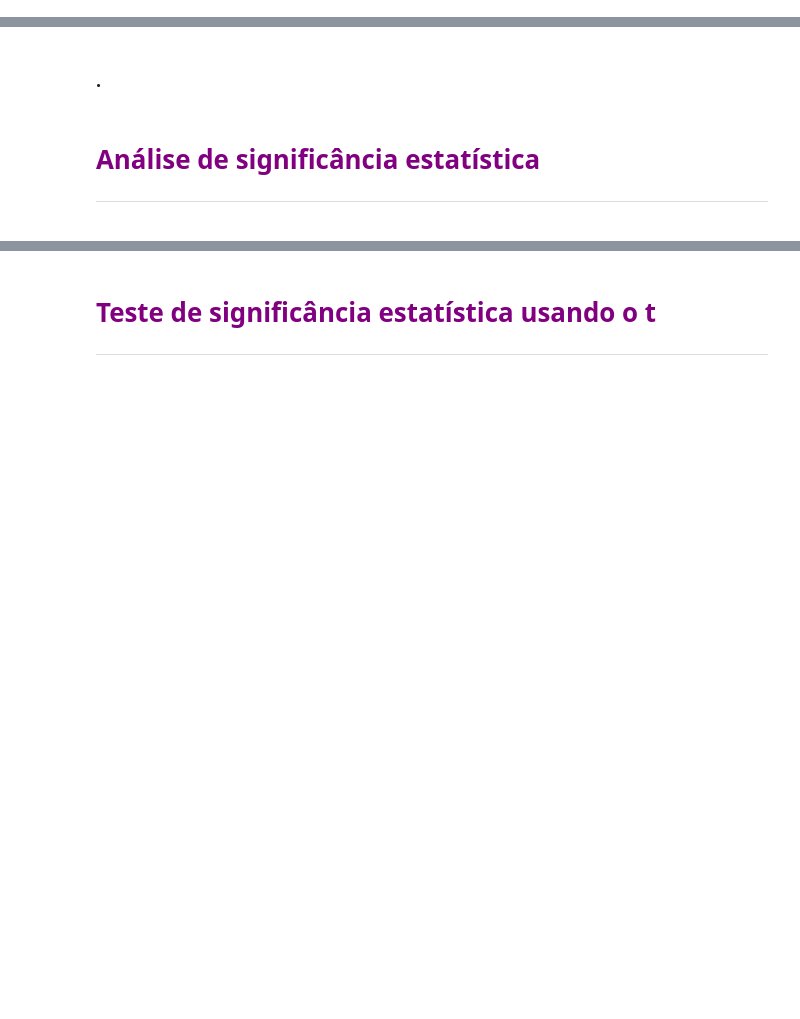
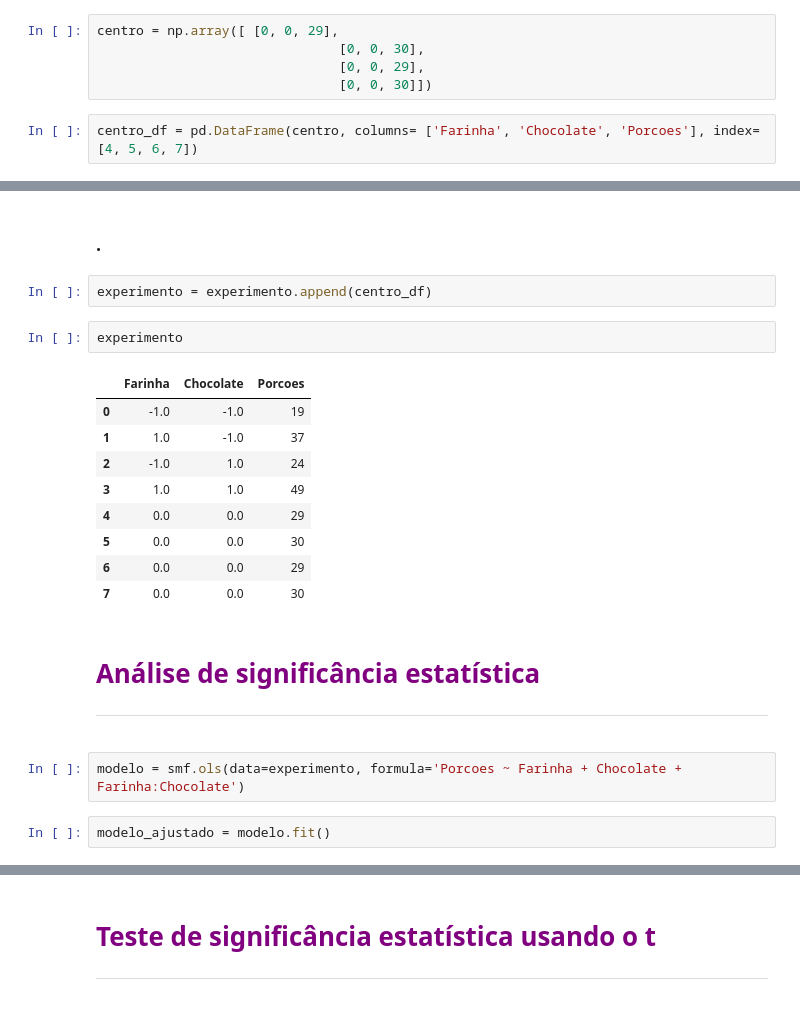
Before and after one commit to Julio-Cezar-Candido/Curso-Introducao-a-experimentacao-Analise-de-experimentos, a Jupyter notebook: Planejamento_experimentos_aula.ipynb, the cells around one changed output, grey strips where cells are left out. Cells and saved outputs as stored; diff of their text form; blank space fills up the shorter version.

```diff
--- a/Planejamento_experimentos_aula.ipynb
+++ b/Planejamento_experimentos_aula.ipynb
@@ -133,3 +223,10 @@ https://seaborn.pydata.org
 
 
 <hr>
+# %%
+centro = np.array([ [0, 0, 29],
+                               [0, 0, 30],
+                               [0, 0, 29],
+                               [0, 0, 30]])
+# %%
+centro_df = pd.DataFrame(centro, columns= ['Farinha', 'Chocolate', 'Porcoes'], index=[4, 5, 6, 7])
@@ -136,5 +241,19 @@ https://seaborn.pydata.org
 # %% [markdown]
 ### .
+# %%
+experimento = experimento.append(centro_df)
+# %%
+experimento
+# %% [output]
+|  | Farinha | Chocolate | Porcoes |
+| 0 | -1.0 | -1.0 | 19 |
+| 1 | 1.0 | -1.0 | 37 |
+| 2 | -1.0 | 1.0 | 24 |
+| 3 | 1.0 | 1.0 | 49 |
+| 4 | 0.0 | 0.0 | 29 |
+| 5 | 0.0 | 0.0 | 30 |
+| 6 | 0.0 | 0.0 | 29 |
+| 7 | 0.0 | 0.0 | 30 |
 # %% [markdown]
 # <font color = 'purple'>  Análise de significância estatística   </font>
 
@@ -142,3 +261,7 @@ https://seaborn.pydata.org
 <p style='margin: 30px 30px;'>
 
 <hr style = 'border: 1px solid purple;'>
+# %%
+modelo = smf.ols(data=experimento, formula='Porcoes ~ Farinha + Chocolate + Farinha:Chocolate')
+# %%
+modelo_ajustado = modelo.fit()
```
Also changed, not shown: parts of 31 cells of this notebook.
